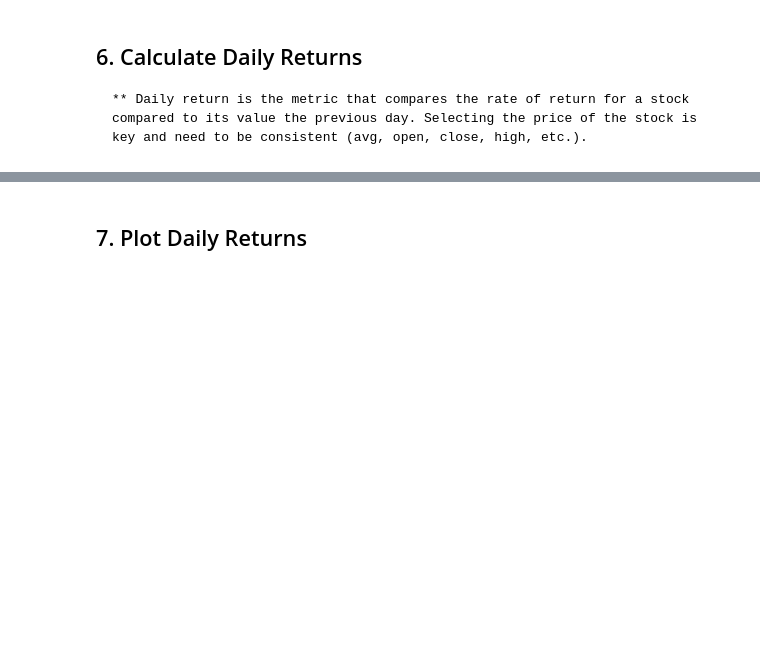
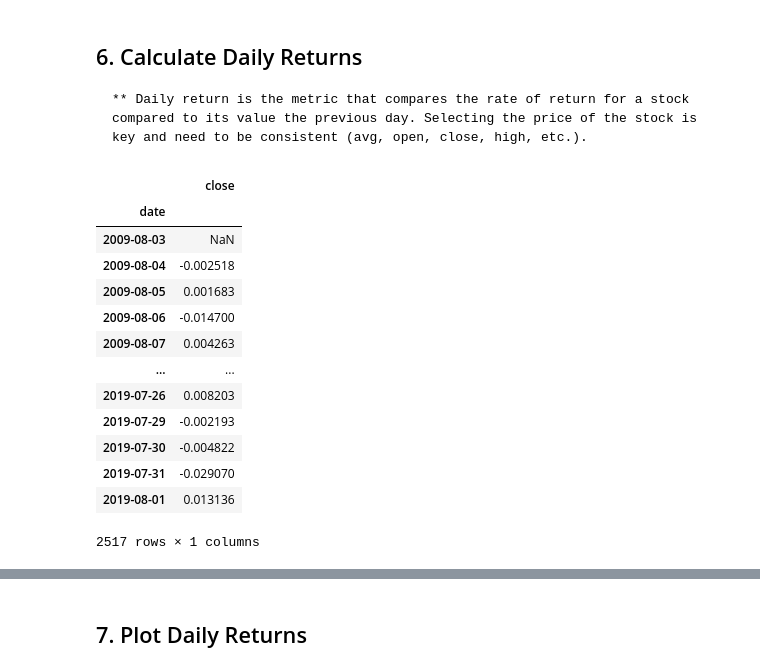
Before and after one commit to bjajim/Module3Assignment, a Jupyter notebook: Live_Lessons/04-Quantative-Analysis-with-Pandas/2/Activities/01-Ins_Returns/Unsolved/returns_inClass.ipynb, the cells around one changed output, grey strips where cells are left out. Saved outputs shown, nothing was run; the diff lists cells and outputs as text; code cells hidden in the pictures; blank space fills up the shorter version.

```diff
--- a/Live_Lessons/04-Quantative-Analysis-with-Pandas/2/Activities/01-Ins_Returns/Unsolved/returns_inClass.ipynb
+++ b/Live_Lessons/04-Quantative-Analysis-with-Pandas/2/Activities/01-Ins_Returns/Unsolved/returns_inClass.ipynb
@@ -82,3 +83,20 @@ msft_df.plot()
     ** Daily return is the metric that compares the rate of return for a stock compared to its value the previous day. Selecting the price of the stock is key and need to be consistent (avg, open, close, high, etc.).
 # %%
 # Calculate the daily return using the 'pct_change()' function
+daily_returns = msft_df.pct_change()
+display(daily_returns)
+# %% [output]
+|  | close |
+| date |  |
+| 2009-08-03 | NaN |
+| 2009-08-04 | -0.002518 |
+| 2009-08-05 | 0.001683 |
+| 2009-08-06 | -0.014700 |
+| 2009-08-07 | 0.004263 |
+| ... | ... |
+| 2019-07-26 | 0.008203 |
+| 2019-07-29 | -0.002193 |
+| 2019-07-30 | -0.004822 |
+| 2019-07-31 | -0.029070 |
+| 2019-08-01 | 0.013136 |
+2517 rows × 1 columns
```
Also changed, not shown: parts of 5 cells of this notebook, 1 other file.
